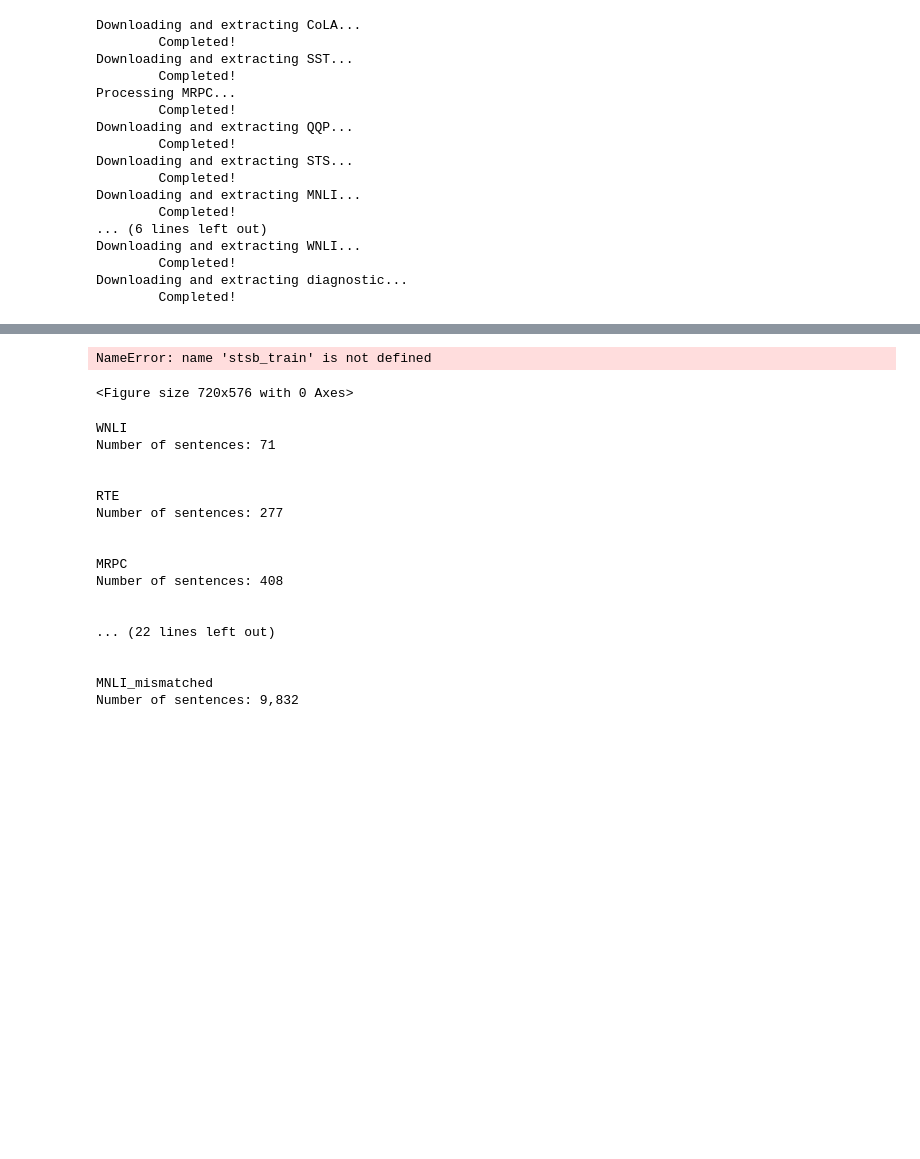
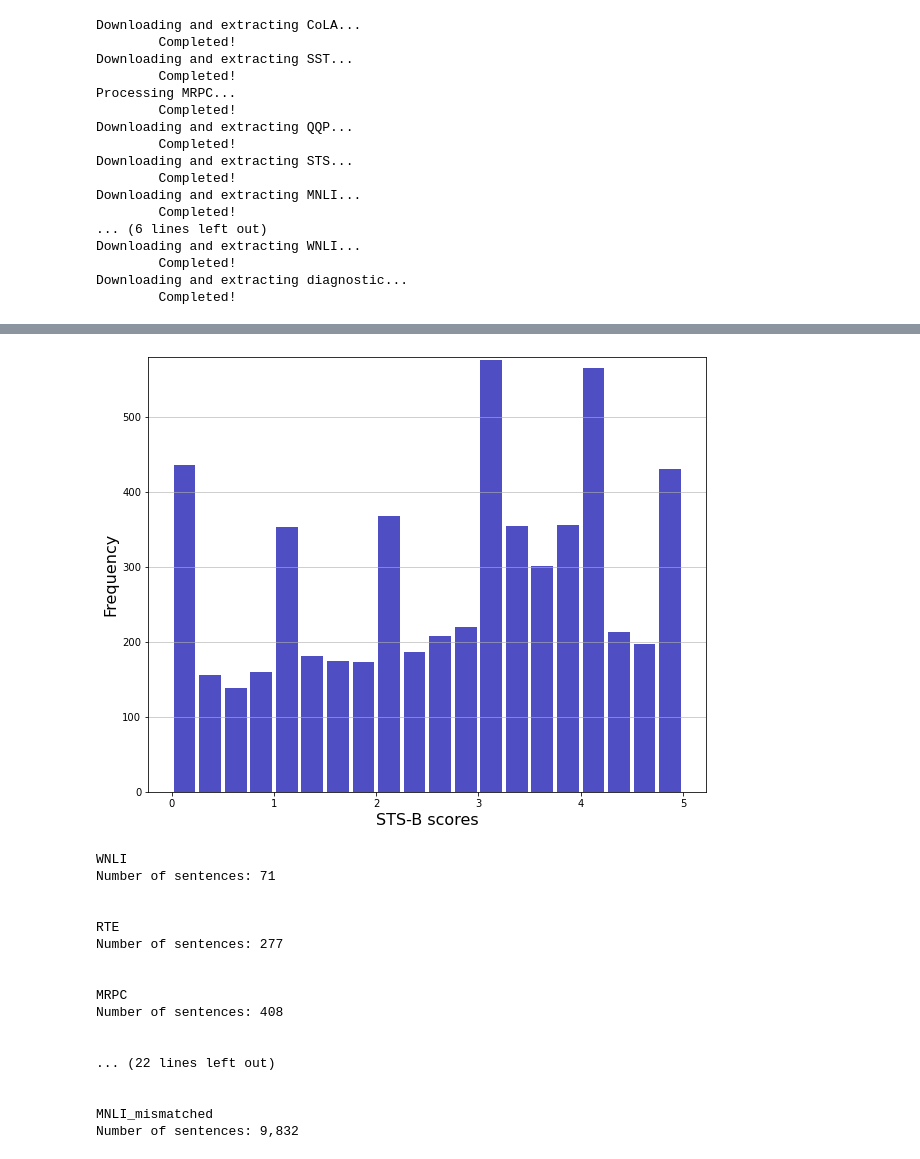
Before and after one commit to annakorotkova/Exploration-of-fine-tuning-and-inferencetime-of-large-pre-trained-languagemodels-in-NLP, a Jupyter notebook: GLUE.ipynb, the cells around one changed output, grey strips where cells are left out. Drawn from its saved outputs; the diff is of its cells as text; code cells hidden in the pictures; blank space fills up the shorter version.

```diff
--- a/GLUE.ipynb
+++ b/GLUE.ipynb
@@ -160,23 +232,20 @@ for i in datalist:
 # %%
 ### Histogram for STS-B
 
 plt.figure(figsize = (10, 8))
 n, bins, patches = plt.hist(x=stsb_train.score, bins='auto', color='#0504aa',
                             alpha=0.7, rwidth=0.85)
 plt.grid(axis='y', alpha=0.75)
-plt.xlabel('Value', fontsize = 16)
+plt.xlabel('STS-B scores', fontsize = 16)
 plt.ylabel('Frequency', fontsize = 16)
 # plt.title('Distribution of STS-B scores', fontsize = 18)
 maxfreq = n.max()
 # Set a clean upper y-axis limit.
 plt.ylim(ymax=np.ceil(maxfreq / 10) * 10 if maxfreq % 10 else maxfreq + 10)
-plt.setp(ax.get_xticklabels(), rotation='horizontal', fontsize=16)
-plt.setp(ax.get_yticklabels(), rotation='horizontal', fontsize=16)
 
 plt.savefig('stsb-hist.png')
 # %% [output]
-NameError: name 'stsb_train' is not defined
-<Figure size 720x576 with 0 Axes>
+[figure, added]
 # %%
 # print number of examples for development sets
 dev_list = [wnli_dev, rte_dev, mrpc_dev, cola_dev, stsb_dev, sst2_dev, qqp_dev, qnli_dev, mnli_dev_m, mnli_dev_mism]
```
Also changed, not shown: parts of 4 cells of this notebook.
